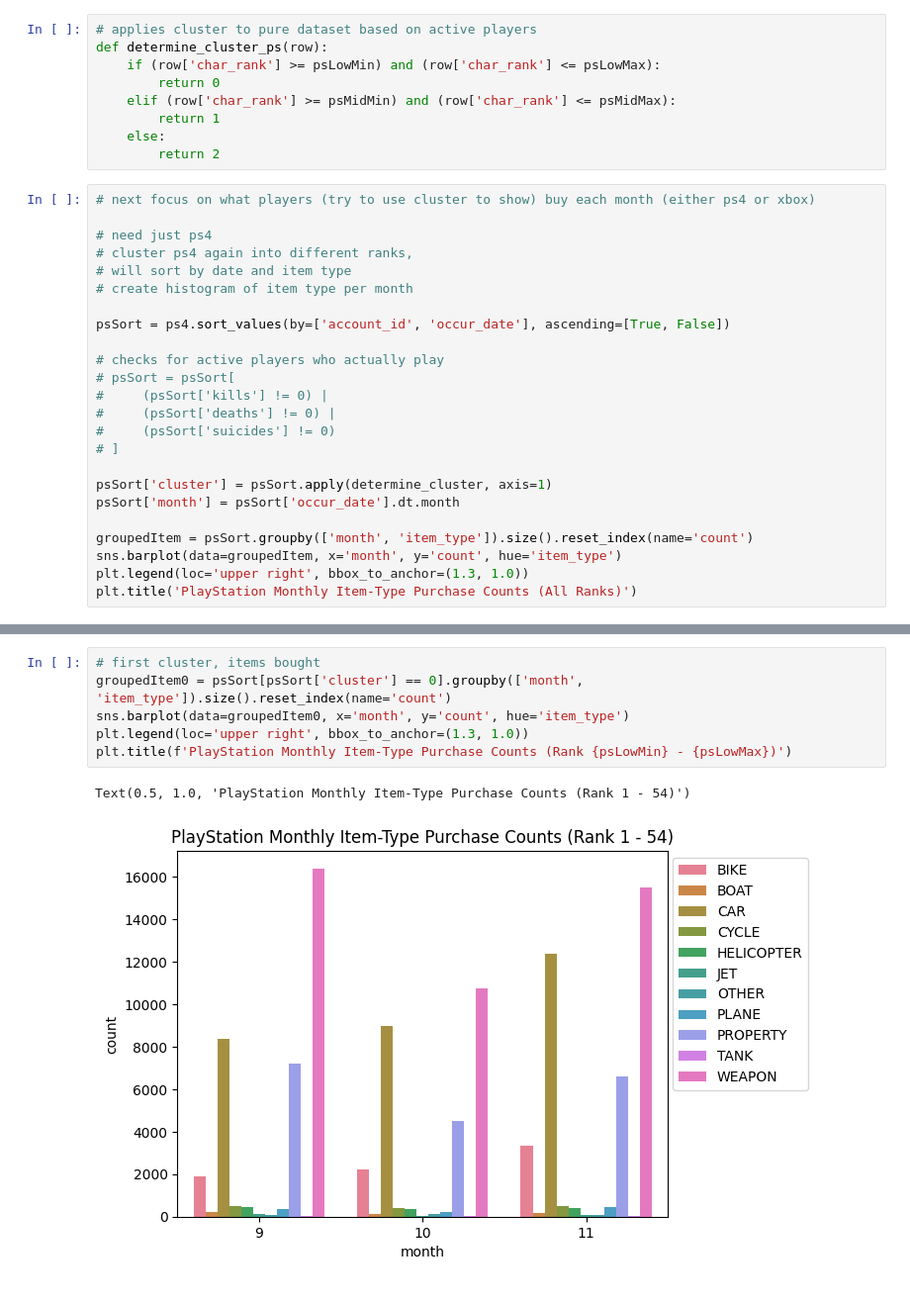
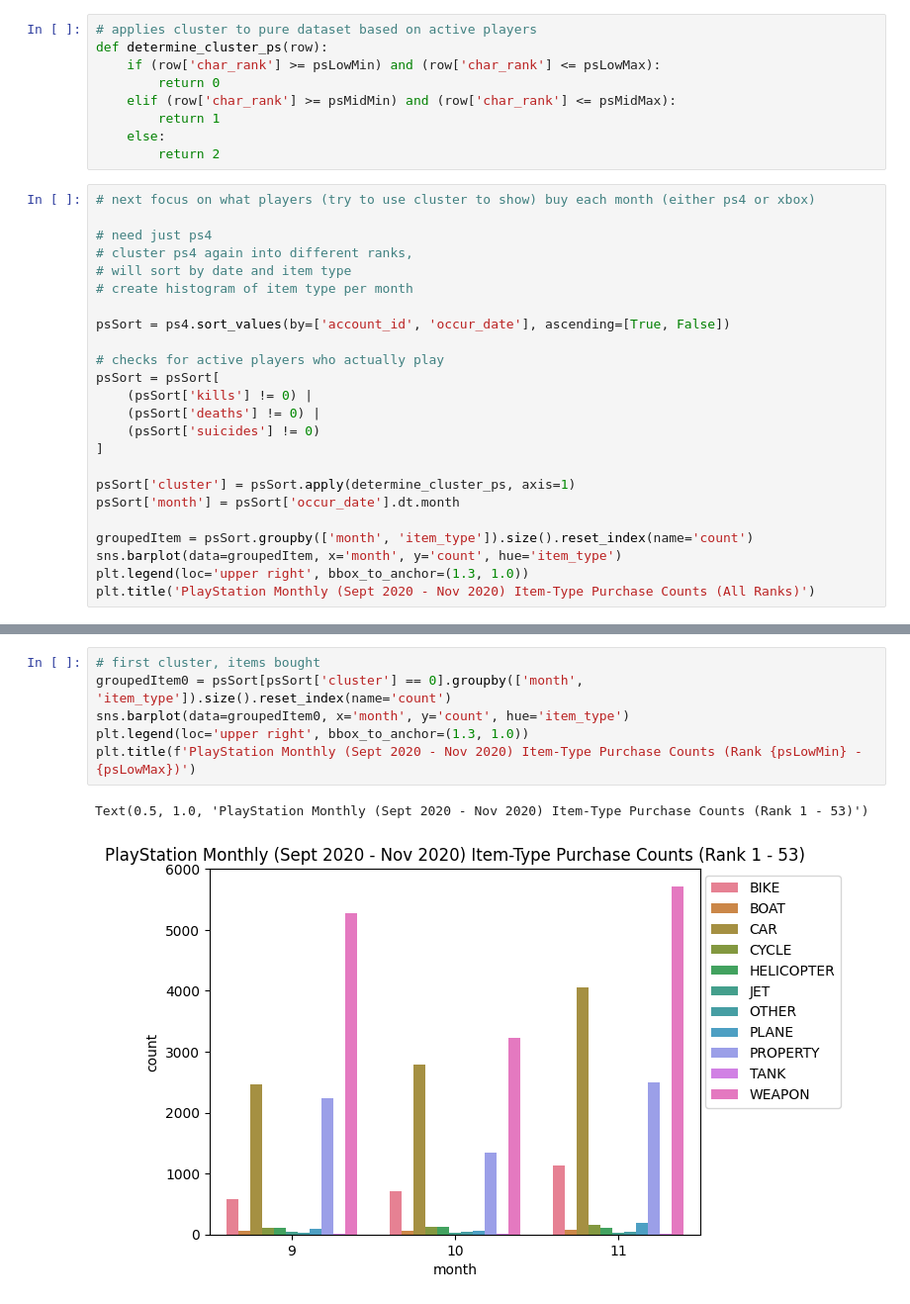
Before and after one commit to SaulTopete/gta-analysis, a Jupyter notebook: rockstar_datathon.ipynb, the cells around one changed output, grey strips where cells are left out. Shown at 99% size. Drawn from its saved outputs; the diff is of its cells as text.

Commit message:
done with all graphs (yippie)

```diff
--- a/rockstar_datathon.ipynb
+++ b/rockstar_datathon.ipynb
@@ -303,17 +303,17 @@ def determine_cluster_ps(row):
 psSort = ps4.sort_values(by=['account_id', 'occur_date'], ascending=[True, False])
 
 # checks for active players who actually play
-# psSort = psSort[
-#     (psSort['kills'] != 0) |
-#     (psSort['deaths'] != 0) |
-#     (psSort['suicides'] != 0)
-# ]
+psSort = psSort[
+    (psSort['kills'] != 0) |
+    (psSort['deaths'] != 0) |
+    (psSort['suicides'] != 0)
+]
 
-psSort['cluster'] = psSort.apply(determine_cluster, axis=1)
+psSort['cluster'] = psSort.apply(determine_cluster_ps, axis=1)
 psSort['month'] = psSort['occur_date'].dt.month
 
 groupedItem = psSort.groupby(['month', 'item_type']).size().reset_index(name='count')
 sns.barplot(data=groupedItem, x='month', y='count', hue='item_type')
 plt.legend(loc='upper right', bbox_to_anchor=(1.3, 1.0))
-plt.title('PlayStation Monthly Item-Type Purchase Counts (All Ranks)')
+plt.title('PlayStation Monthly (Sept 2020 - Nov 2020) Item-Type Purchase Counts (All Ranks)')
 # %% [output]
@@ -335,9 +371,9 @@ array(['WEAPON', 'CAR', 'PROPERTY', 'CAR', 'WEAPON', 'PROPERTY', 'CAR',
 # %%
 # first cluster, items bought
 groupedItem0 = psSort[psSort['cluster'] == 0].groupby(['month', 'item_type']).size().reset_index(name='count')
 sns.barplot(data=groupedItem0, x='month', y='count', hue='item_type')
 plt.legend(loc='upper right', bbox_to_anchor=(1.3, 1.0))
-plt.title(f'PlayStation Monthly Item-Type Purchase Counts (Rank {psLowMin} - {psLowMax})')
+plt.title(f'PlayStation Monthly (Sept 2020 - Nov 2020) Item-Type Purchase Counts (Rank {psLowMin} - {psLowMax})')
 # %% [output]
-Text(0.5, 1.0, 'PlayStation Monthly Item-Type Purchase Counts (Rank 1 - 54)')
+Text(0.5, 1.0, 'PlayStation Monthly (Sept 2020 - Nov 2020) Item-Type Purchase Counts (Rank 1 - 53)')
-[figure, old version]
+[figure, new version]
```
Also changed, not shown: parts of 30 cells of this notebook.
